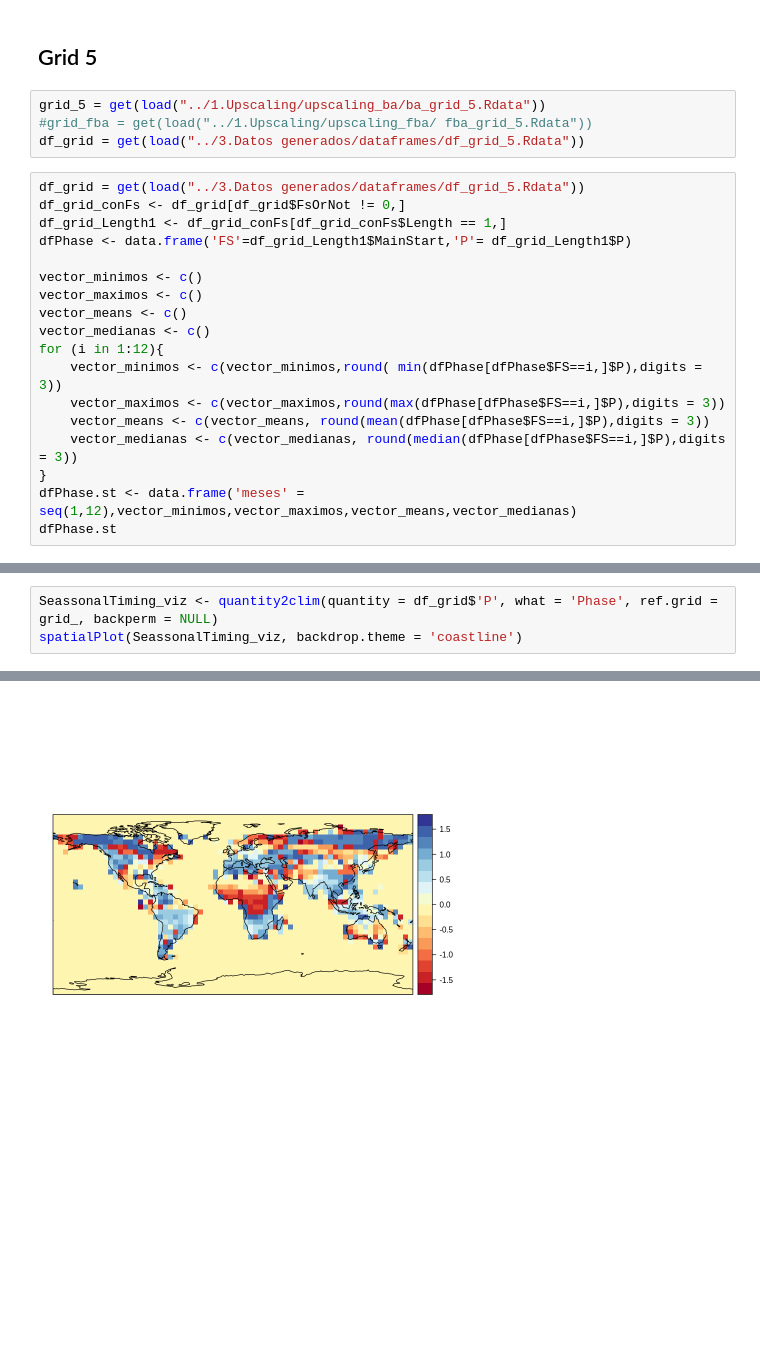
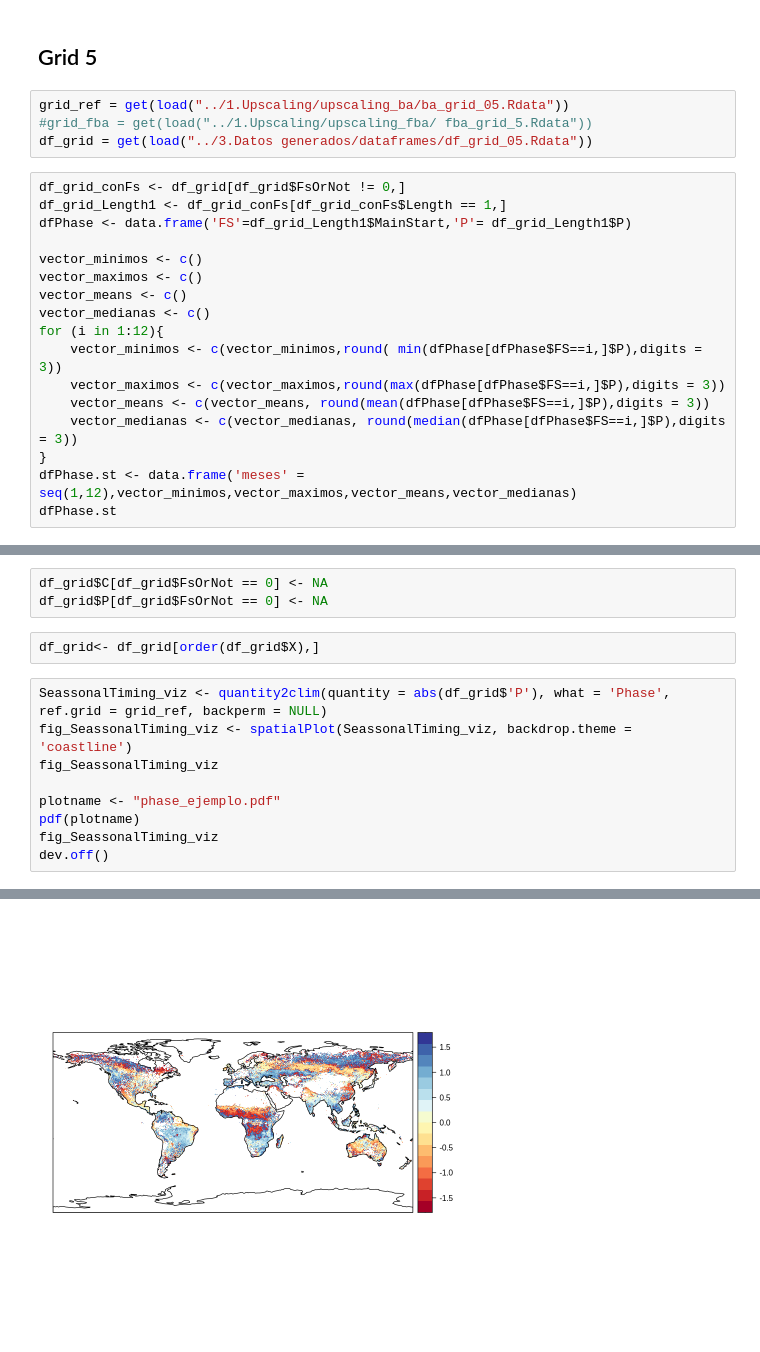
Before and after one commit to delatorre96/Development-of-a-multi-resolution-fire-season-database-on-a-global-scale, a Jupyter notebook: 2.Fire_Seasson/Seasonal_phase.ipynb, the cells around one changed output, grey strips where cells are left out. Saved outputs shown, nothing was run; the diff lists cells and outputs as text; blank space fills up the shorter version.

Commit message:
upscaling

```diff
--- a/2.Fire_Seasson/Seasonal_phase.ipynb
+++ b/2.Fire_Seasson/Seasonal_phase.ipynb
@@ -48,11 +48,10 @@ spatialPlot(SeassonalTiming_viz, backdrop.theme = 'coastline')
 # %% [markdown]
 ## Grid 5
 # %%
-grid_5 = get(load("../1.Upscaling/upscaling_ba/ba_grid_5.Rdata"))
+grid_ref = get(load("../1.Upscaling/upscaling_ba/ba_grid_05.Rdata"))
 #grid_fba = get(load("../1.Upscaling/upscaling_fba/ fba_grid_5.Rdata"))
-df_grid = get(load("../3.Datos generados/dataframes/df_grid_5.Rdata"))
+df_grid = get(load("../3.Datos generados/dataframes/df_grid_05.Rdata"))
 # %%
-df_grid = get(load("../3.Datos generados/dataframes/df_grid_5.Rdata"))
 df_grid_conFs <- df_grid[df_grid$FsOrNot != 0,]
 df_grid_Length1 <- df_grid_conFs[df_grid_conFs$Length == 1,]
 dfPhase <- data.frame('FS'=df_grid_Length1$MainStart,'P'= df_grid_Length1$P)
@@ -92,4 +87,15 @@ A data.frame: 12 × 5
+# %%
+df_grid$C[df_grid$FsOrNot == 0] <- NA
+df_grid$P[df_grid$FsOrNot == 0] <- NA
+# %%
+df_grid<- df_grid[order(df_grid$X),]
 # %%
-SeassonalTiming_viz <- quantity2clim(quantity = df_grid$'P', what = 'Phase', ref.grid = grid_, backperm = NULL)
-spatialPlot(SeassonalTiming_viz, backdrop.theme = 'coastline')
+SeassonalTiming_viz <- quantity2clim(quantity = abs(df_grid$'P'), what = 'Phase', ref.grid = grid_ref, backperm = NULL)
+fig_SeassonalTiming_viz <- spatialPlot(SeassonalTiming_viz, backdrop.theme = 'coastline')
+fig_SeassonalTiming_viz
+
+plotname <- "phase_ejemplo.pdf"
+pdf(plotname)
+fig_SeassonalTiming_viz
+dev.off()
 # %% [output]
@@ -96 +104 @@ spatialPlot(SeassonalTiming_viz, backdrop.theme = 'coastline')
-[figure, old version]
+[figure, new version]
```
Also changed, not shown: parts of 5 cells of this notebook, 16 other files.
